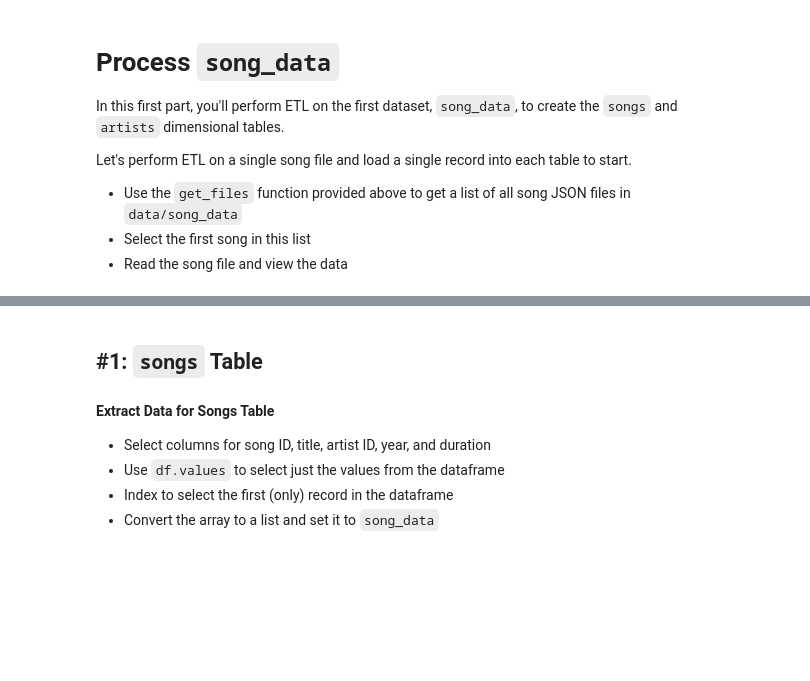
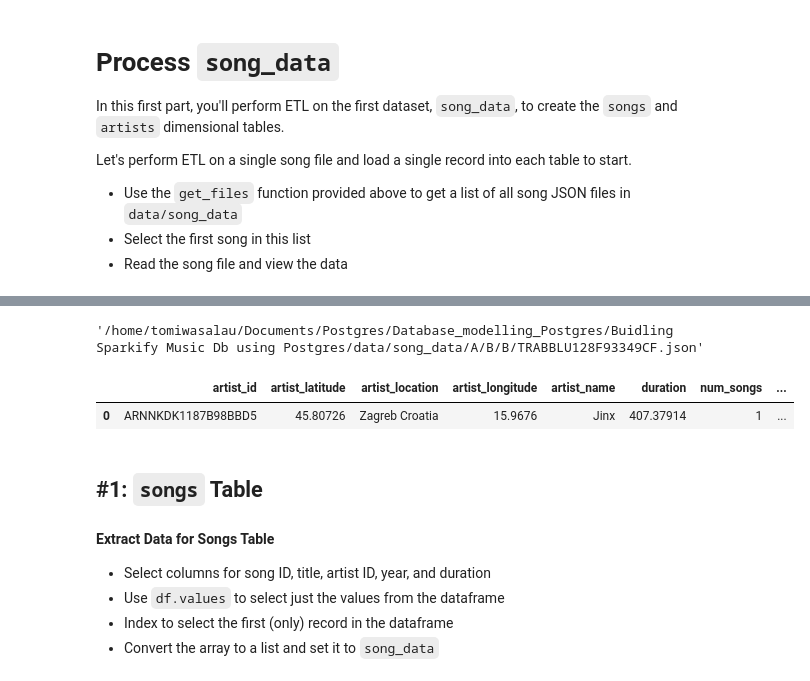
Before and after one commit to AyonzOnTop/db_infrastructure_with_Postgres, a Jupyter notebook: etl.ipynb, the cells around one changed output, grey strips where cells are left out. Saved outputs shown, nothing was run; the diff lists cells and outputs as text; code cells hidden in the pictures; blank space fills up the shorter version.

```diff
--- a/etl.ipynb
+++ b/etl.ipynb
@@ -49,11 +49,18 @@ song_files
  '/home/tomiwasalau/Documents/Postgres/Database_modelling_Postgres/Buidling Sparkify Music Db using Postgres/data/song_data/A/A/A/TRAAAFD128F92F423A.json',
  '/home/tomiwasalau/Documents/Postgres/Database_modelling_Postgres/Buidling Sparkify Music Db using Postgres/data/song_data/A/A/A/TRAAAMO128F1481E7F.json',
  '/home/tomiwasalau/Documents/Postgres/Database_modelling_Postgres/Buidling Sparkify Music Db using Postgres/data/song_data/A/A/A/TRAAAPK128E0786D96.json']
+# %%
+filepath = song_files[0]
 # %%
-filepath =
+filepath
+# %% [output]
+'/home/tomiwasalau/Documents/Postgres/Database_modelling_Postgres/Buidling Sparkify Music Db using Postgres/data/song_data/A/B/B/TRABBLU128F93349CF.json'
 # %%
-df =
+df = pd.read_json(filepath, lines=True)
 df.head()
+# %% [output]
+|  | artist_id | artist_latitude | artist_location | artist_longitude | artist_name | duration | num_songs | ... |
+| 0 | ARNNKDK1187B98BBD5 | 45.80726 | Zagreb Croatia | 15.9676 | Jinx | 407.37914 | 1 | ... |
 # %% [markdown]
 ## #1: `songs` Table
 #### Extract Data for Songs Table
```
Also changed, not shown: parts of 18 cells of this notebook, 3 other files.
